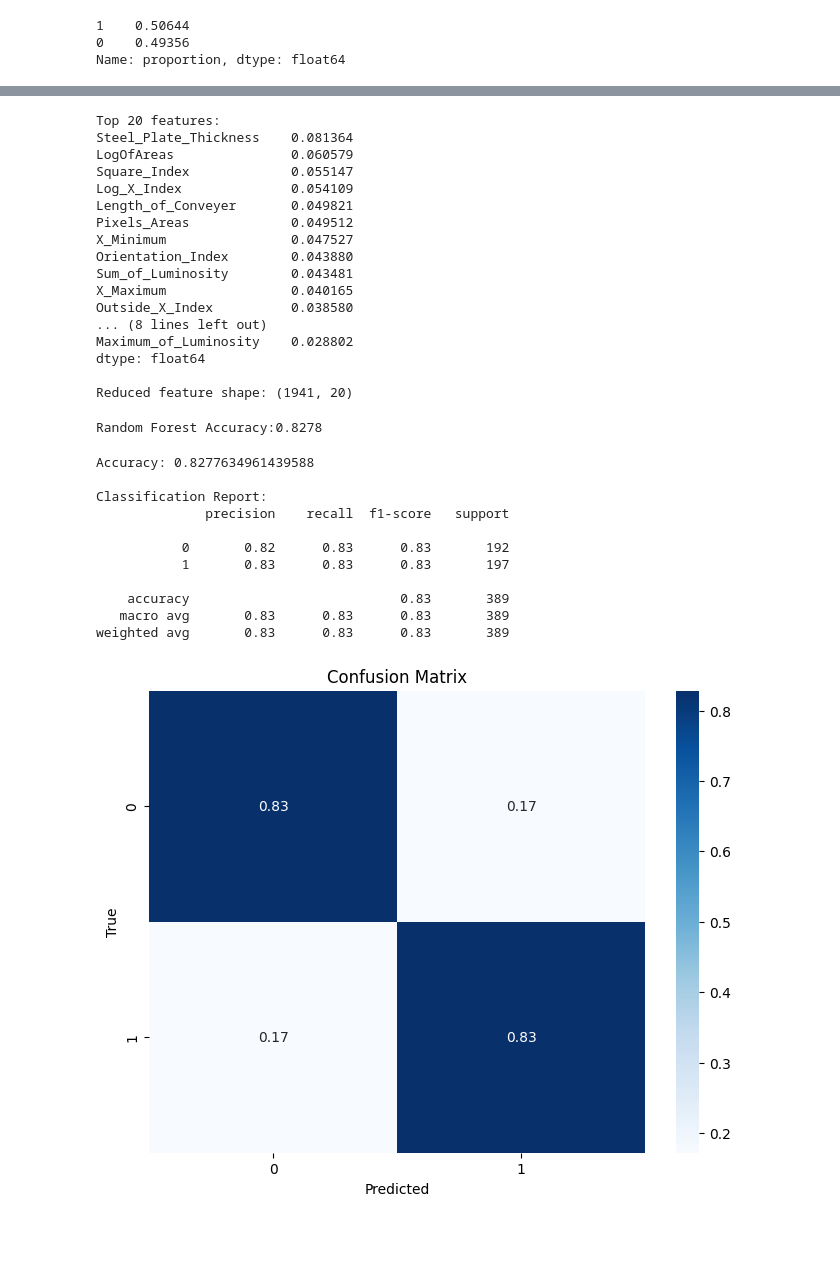
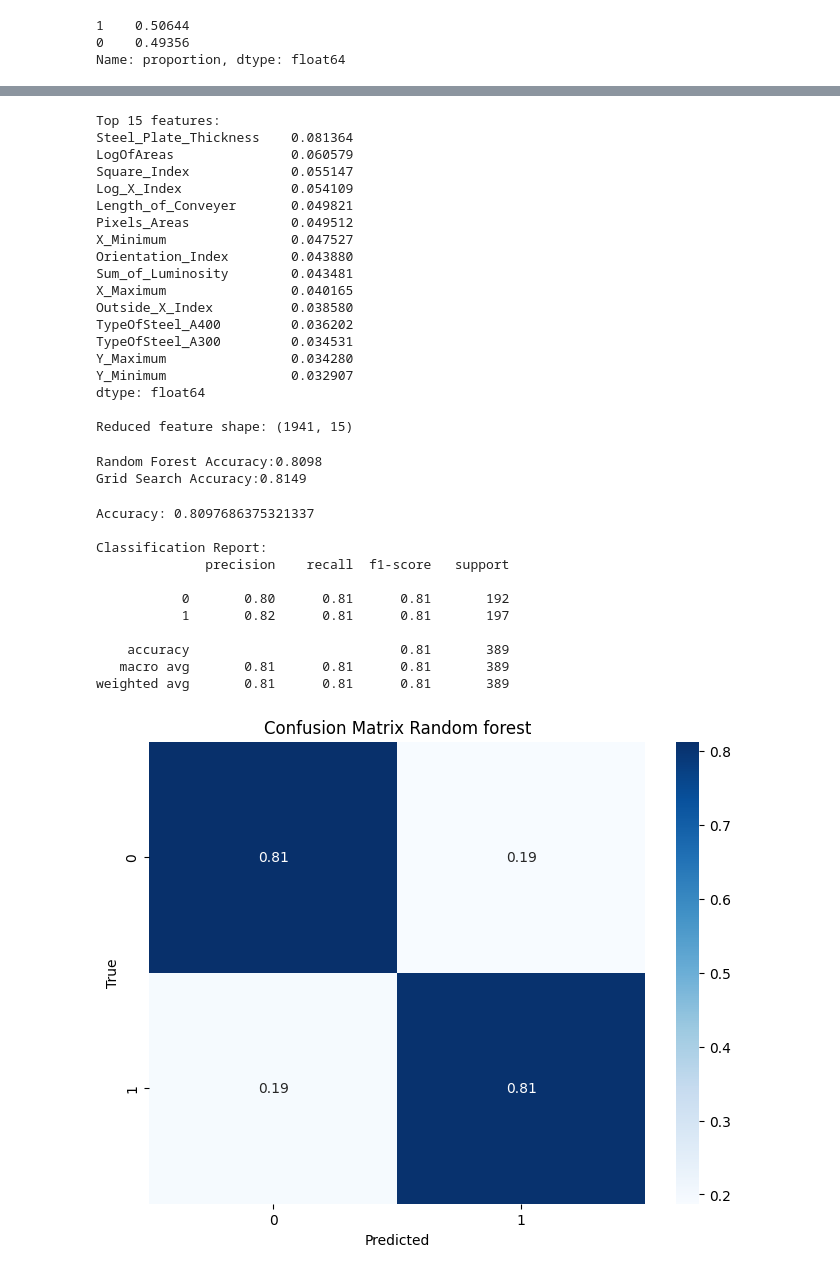
Before and after one commit to molingo/Applied_machine_learning, a Jupyter notebook: Exam.ipynb, the cells around one changed output, grey strips where cells are left out. Cells and saved outputs as stored; diff of their text form; code cells hidden in the pictures; blank space fills up the shorter version.

```diff
--- a/Exam.ipynb
+++ b/Exam.ipynb
@@ -178,7 +235,7 @@ feat_imp = pd.Series(rf.feature_importances_, index=X.columns)
 feat_imp = feat_imp.sort_values(ascending=False)
 
 #K controls the amount of top features used
-K = 20
+K = 15
 
 #print feature importance
 print("\nTop " +str(K)+ " features:")
@@ -198,7 +255,7 @@ X_train, X_test, y_train, y_test = train_test_split(
     X_reduced, y, test_size=0.2, random_state=42, stratify=y
 )
 # %% [output]
-Top 20 features:
+Top 15 features:
 Steel_Plate_Thickness    0.081364
 LogOfAreas               0.060579
 Square_Index             0.055147
@@ -210,50 +267,57 @@ Orientation_Index        0.043880
 Sum_of_Luminosity        0.043481
 X_Maximum                0.040165
 Outside_X_Index          0.038580
-... (8 lines left out)
-Maximum_of_Luminosity    0.028802
+TypeOfSteel_A400         0.036202
+TypeOfSteel_A300         0.034531
+Y_Maximum                0.034280
+Y_Minimum                0.032907
 dtype: float64
 
-Reduced feature shape: (1941, 20)
+Reduced feature shape: (1941, 15)
 # %%
-#### This is Random forest as a good baseline
 # Random Forest (with bagging)
 rf_full = RandomForestClassifier(n_estimators=200, random_state=42, min_samples_split=5, max_features=5, bootstrap=False)
 rf_full.fit(X_train, y_train)
 rf_full_pred = rf_full.predict(X_test)
+
+gs.fit(X_train, y_train)
+gs_pred = gs.predict(X_test)
 print("Random Forest Accuracy:" + str(round(accuracy_score(y_test, rf_full_pred),4)))
+print("Grid Search Accuracy:" + str(round(accuracy_score(y_test, gs_pred),4)))
 # %% [output]
-Random Forest Accuracy:0.8278
+Random Forest Accuracy:0.8098
+Grid Search Accuracy:0.8149
 # %%
 #saves a prediction of y for use in confusion matrix
 y_pred = rf_full.predict(X_test)
 
 print("\nAccuracy:", accuracy_score(y_test, y_pred))
 print("\nClassification Report:")
 print(classification_report(y_test, y_pred))
 
 #normalized confusion matrix
 cm = confusion_matrix(y_test, y_pred, normalize="true")
 
 #plot
 plt.figure(figsize=(8, 6))
 sns.heatmap(cm, annot=True, cmap="Blues",
             xticklabels=rf_full.classes_,
             yticklabels=rf_full.classes_)
 plt.xlabel("Predicted")
 plt.ylabel("True")
-plt.title("Confusion Matrix")
+plt.title("Confusion Matrix Random forest")
+plt.savefig("CM_binary/CM_rf_feature")
 plt.show()
 # %% [output]
-Accuracy: 0.8277634961439588
+Accuracy: 0.8097686375321337
 
 Classification Report:
               precision    recall  f1-score   support
 
-           0       0.82      0.83      0.83       192
-           1       0.83      0.83      0.83       197
+           0       0.80      0.81      0.81       192
+           1       0.82      0.81      0.81       197
 
-    accuracy                           0.83       389
-   macro avg       0.83      0.83      0.83       389
-weighted avg       0.83      0.83      0.83       389
+    accuracy                           0.81       389
+   macro avg       0.81      0.81      0.81       389
+weighted avg       0.81      0.81      0.81       389
-[figure, old version]
+[figure, new version]
```
Also changed, not shown: parts of 6 cells of this notebook, 4 other files.
